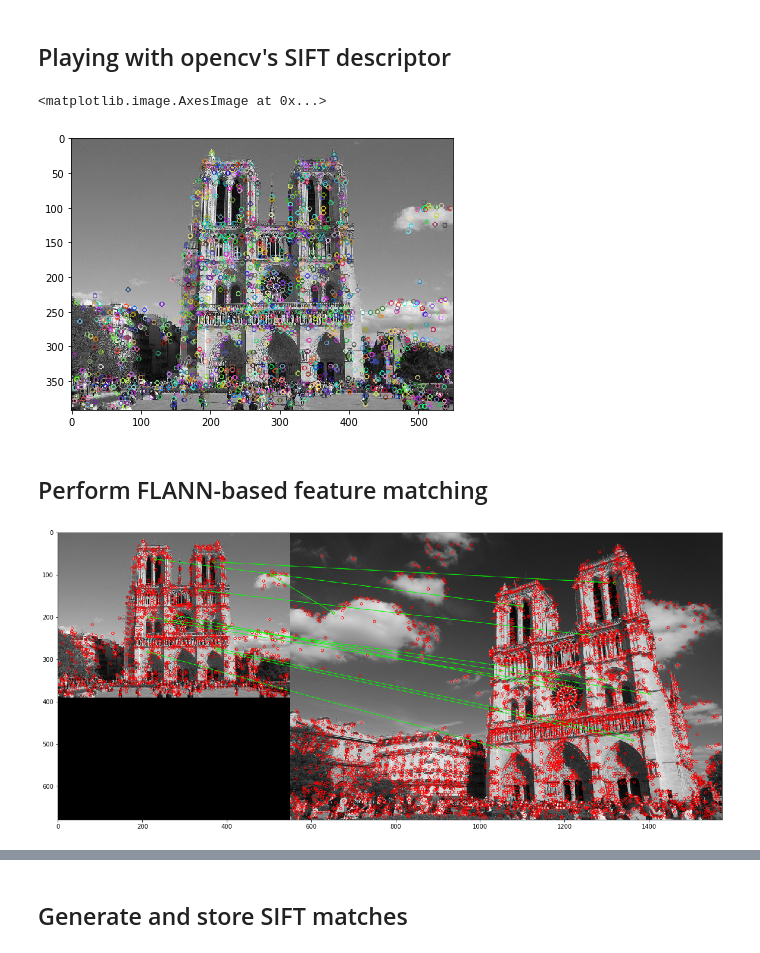
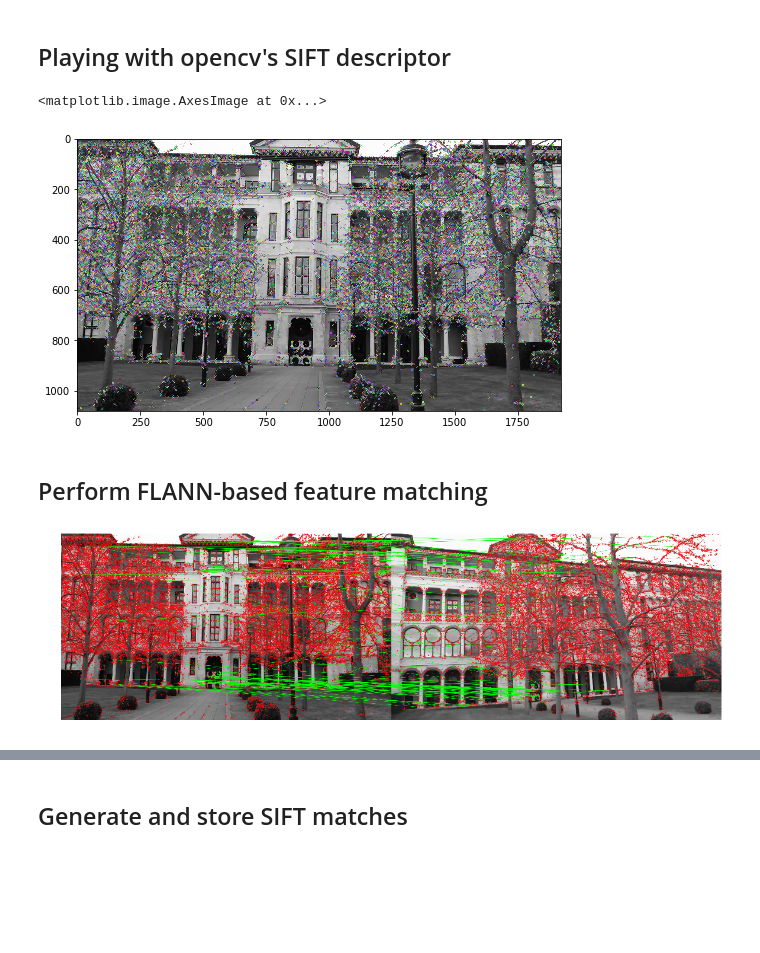
Before and after one commit to khushigupta/RelativePose, a Jupyter notebook: data_loader.ipynb, the cells around one changed output, grey strips where cells are left out. Drawn from its saved outputs; the diff is of its cells as text; code cells hidden in the pictures; blank space fills up the shorter version.

```diff
--- a/data_loader.ipynb
+++ b/data_loader.ipynb
@@ -3,35 +3,38 @@
 # %%
 %matplotlib inline
 import cv2
 import matplotlib
 import numpy as np
 import matplotlib.pyplot as plt
 import os
 import tqdm
 from imageio import imread
 import pickle
 
 from __future__ import print_function
 from joblib import Parallel, delayed
 
 
-img1 = cv2.imread('/Users/animesh/Downloads/the-view-from-the-top.jpg')
-img2 = cv2.imread('/Users/animesh/Downloads/west-faade-of-notre-dame-michal-osmenda-wikimedia-commons-1024x680.jpg')
+# img1 = cv2.imread('/Users/animesh/Downloads/the-view-from-the-top.jpg')
+# img2 = cv2.imread('/Users/animesh/Downloads/west-faade-of-notre-dame-michal-osmenda-wikimedia-commons-1024x680.jpg')
+
+img1 = cv2.imread('/Users/animesh/Downloads/frame00001.png')
+img2 = cv2.imread('/Users/animesh/Downloads/frame00023.png')
 
 gray1 = cv2.cvtColor(img1,cv2.COLOR_BGR2GRAY)
 gray2 = cv2.cvtColor(img2,cv2.COLOR_BGR2GRAY)
 
 sift = cv2.xfeatures2d.SIFT_create()
 kp1, des1 = sift.detectAndCompute(gray1,None)
 kp2, des2 = sift.detectAndCompute(gray2,None)
 
 viz_sift=cv2.drawKeypoints(gray1,kp1, None)
 
 plt.figure(figsize=(10,5))
 plt.imshow(viz_sift)
 # %% [output]
 <matplotlib.image.AxesImage at 0x...>
-[figure, old version]
+[figure, new version]
 # %% [markdown]
 ## Perform FLANN-based feature matching
 # %%
@@ -49,7 +52,7 @@ matchesMask = [[0,0] for i in range(len(matches))]
 
 # ratio test as per Lowe's paper
 for i,(m,n) in enumerate(matches):
-    if m.distance < 0.65*n.distance:
+    if m.distance < 0.7*n.distance:
         matchesMask[i]=[1,0]
 
 draw_params = dict(matchColor = (0,255,0),
@@ -60,10 +63,11 @@ draw_params = dict(matchColor = (0,255,0),
 viz_matches = cv2.drawMatchesKnn(gray1,kp1,gray2,kp2,matches,None,**draw_params)
 
 plt.figure(figsize=(20,10))
+plt.axis('off')
 plt.imshow(viz_matches)
 plt.show()
 # %% [output]
-[figure, old version]
+[figure, new version]
 # %%
 '''
 Verifying indices of feature points
```
Also changed, not shown: parts of 7 cells of this notebook.
